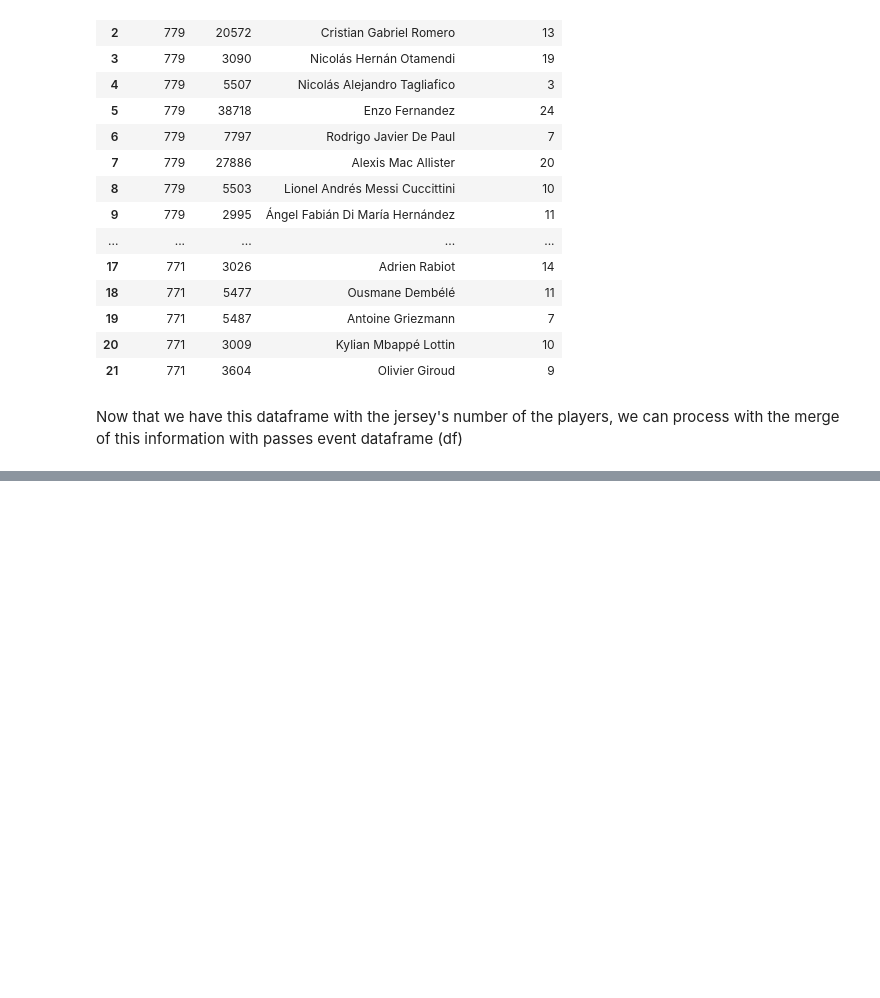
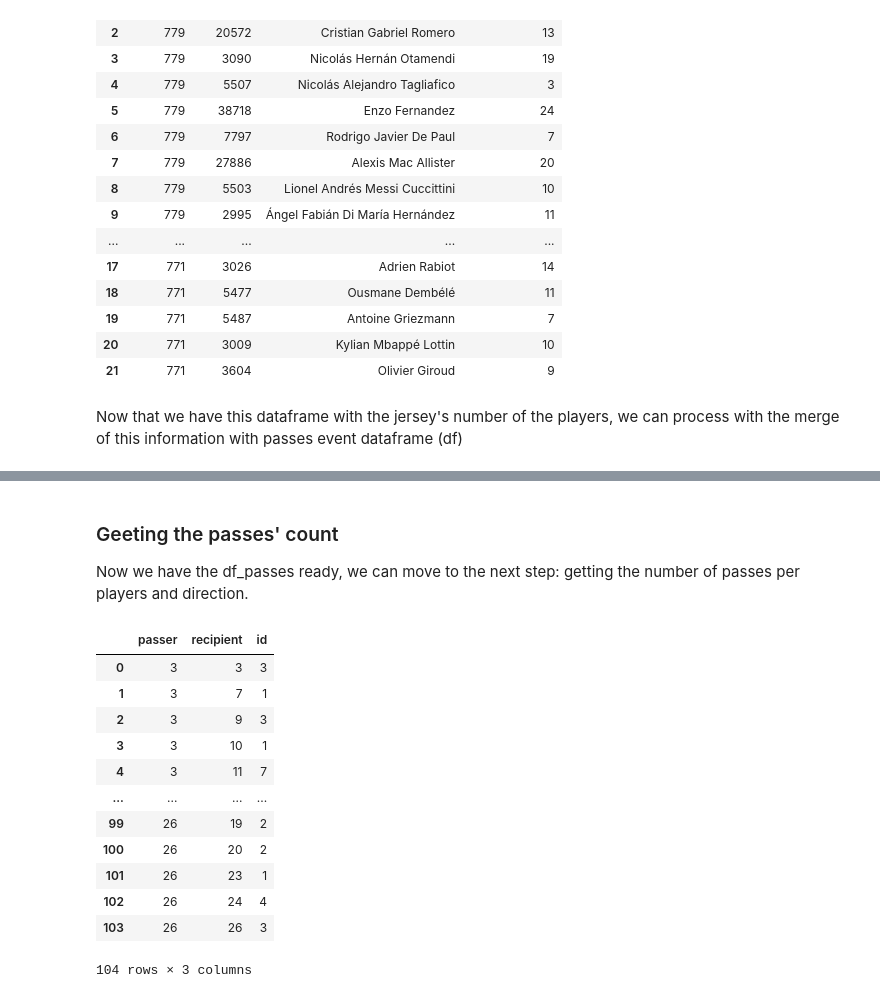
Before and after one commit to jzaldana-server84/DataAnalysisPortfolio, a Jupyter notebook: Project 1 - Football Analysis/statsbomb-data.ipynb, the cells around one changed output, grey strips where cells are left out. Cells and saved outputs as stored; diff of their text form; code cells hidden in the pictures; blank space fills up the shorter version.

Commit message:
Adding average location of players in the field and passes count

```diff
--- a/Project 1 - Football Analysis/statsbomb-data.ipynb
+++ b/Project 1 - Football Analysis/statsbomb-data.ipynb
@@ -164,3 +164,12 @@ df_passes = df_passes[df_passes['jersey_number'].notnull()]
 # Then we two columns for the passer and the recipient of the pases
 df_passes['passer'] = df_passes['jersey_number']
 df_passes['recipient'] = df_passes['jersey_number'].shift(-1)
+
+df_passes['passer'] = pd.to_numeric(df_passes['passer'], downcast='integer')
+# Converf to number (NaN for errors)
+df_passes['recipient'] = pd.to_numeric(df_passes['recipient'], errors='coerce')
+
+# Replace NaN values with zero (0) and convert to integer
+df_passes['recipient'] = df_passes['recipient'].fillna(0).astype(int)
+
+df_passes.head(3)
@@ -170,0 +176,27 @@ df_passes['recipient'] = df_passes['jersey_number'].shift(-1)
+# %% [markdown]
+### Geeting the passes' count
+
+Now we have the df_passes ready, we can move to the next step: getting the number of passes per players and direction.
+# %%
+# First, we need to calculate the average position of every player passes in the field
+avg_locations = df_passes.groupby('passer').agg({'x': ['mean'], 'y':['mean', 'count']})
+avg_locations.columns = ['x', 'y', 'passes']
+avg_locations
+
+# Then we need to find the number of passes between players
+pass_between = df_passes.groupby(['passer', 'recipient']).id.count().reset_index()
+pass_between
+# %% [output]
+|  | passer | recipient | id |
+| 0 | 3 | 3 | 3 |
+| 1 | 3 | 7 | 1 |
+| 2 | 3 | 9 | 3 |
+| 3 | 3 | 10 | 1 |
+| 4 | 3 | 11 | 7 |
+| ... | ... | ... | ... |
+| 99 | 26 | 19 | 2 |
+| 100 | 26 | 20 | 2 |
+| 101 | 26 | 23 | 1 |
+| 102 | 26 | 24 | 4 |
+| 103 | 26 | 26 | 3 |
+104 rows × 3 columns
```
Also changed, not shown: parts of 1 cell of this notebook.
